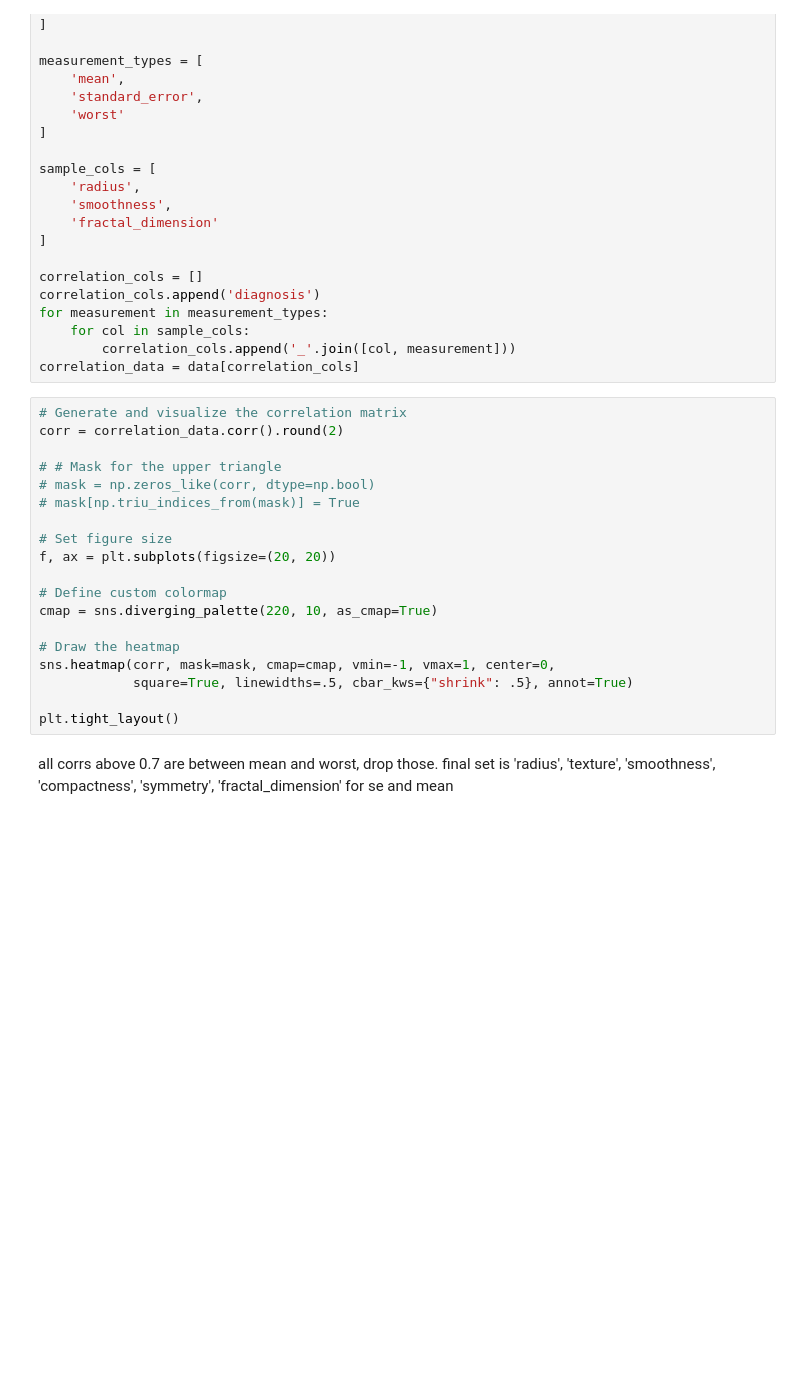
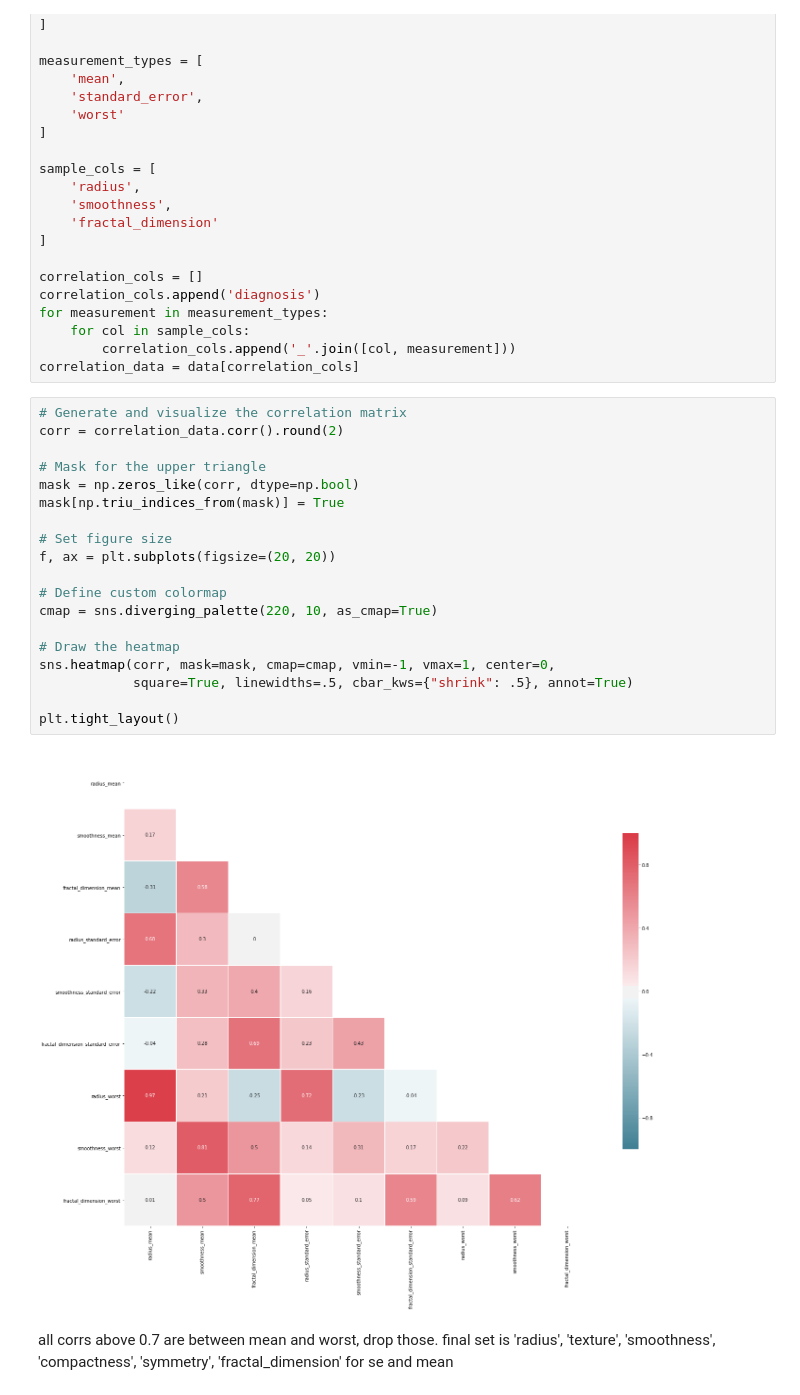
Before and after one commit to lisafeets/machine-learning-workshop, a Jupyter notebook: lab_3_exploring_breast_cancer_data_ver7.ipynb, the cells around one changed output. Drawn from its saved outputs; the diff is of its cells as text; blank space fills up the shorter version.

```diff
--- a/lab_3_exploring_breast_cancer_data_ver5.ipynb
+++ b/lab_3_exploring_breast_cancer_data_ver7.ipynb
@@ -83,22 +77,24 @@ correlation_data = data[correlation_cols]
 # %%
 # Generate and visualize the correlation matrix
 corr = correlation_data.corr().round(2)
 
-# # Mask for the upper triangle
-# mask = np.zeros_like(corr, dtype=np.bool)
-# mask[np.triu_indices_from(mask)] = True
+# Mask for the upper triangle
+mask = np.zeros_like(corr, dtype=np.bool)
+mask[np.triu_indices_from(mask)] = True
 
 # Set figure size
 f, ax = plt.subplots(figsize=(20, 20))
 
 # Define custom colormap
 cmap = sns.diverging_palette(220, 10, as_cmap=True)
 
 # Draw the heatmap
 sns.heatmap(corr, mask=mask, cmap=cmap, vmin=-1, vmax=1, center=0,
             square=True, linewidths=.5, cbar_kws={"shrink": .5}, annot=True)
 
 plt.tight_layout()
+# %% [output]
+[figure, added]
 # %% [markdown]
 all corrs above 0.7 are between mean and worst, drop those. final set is
     'radius',
```
Also changed, not shown: parts of 7 cells of this notebook, 3 other files.
